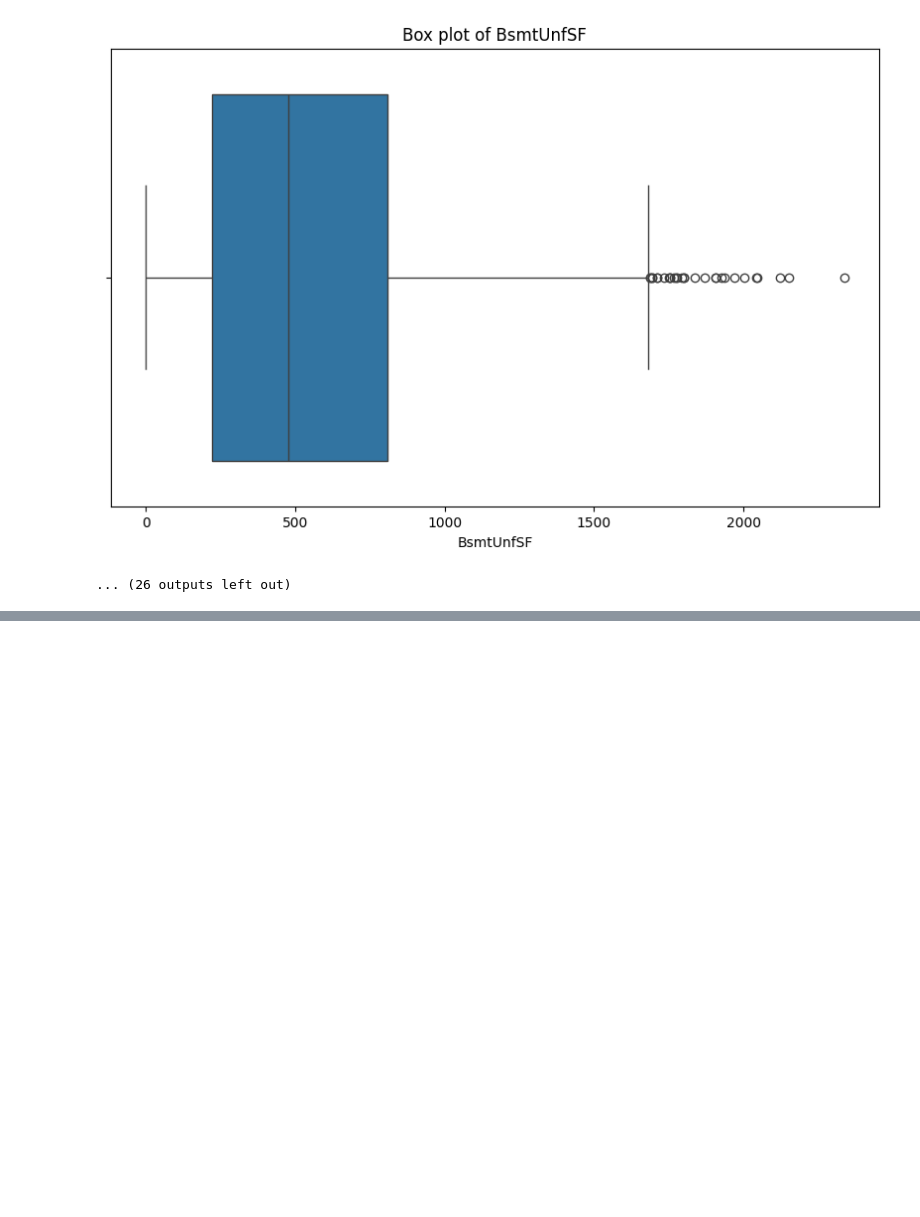
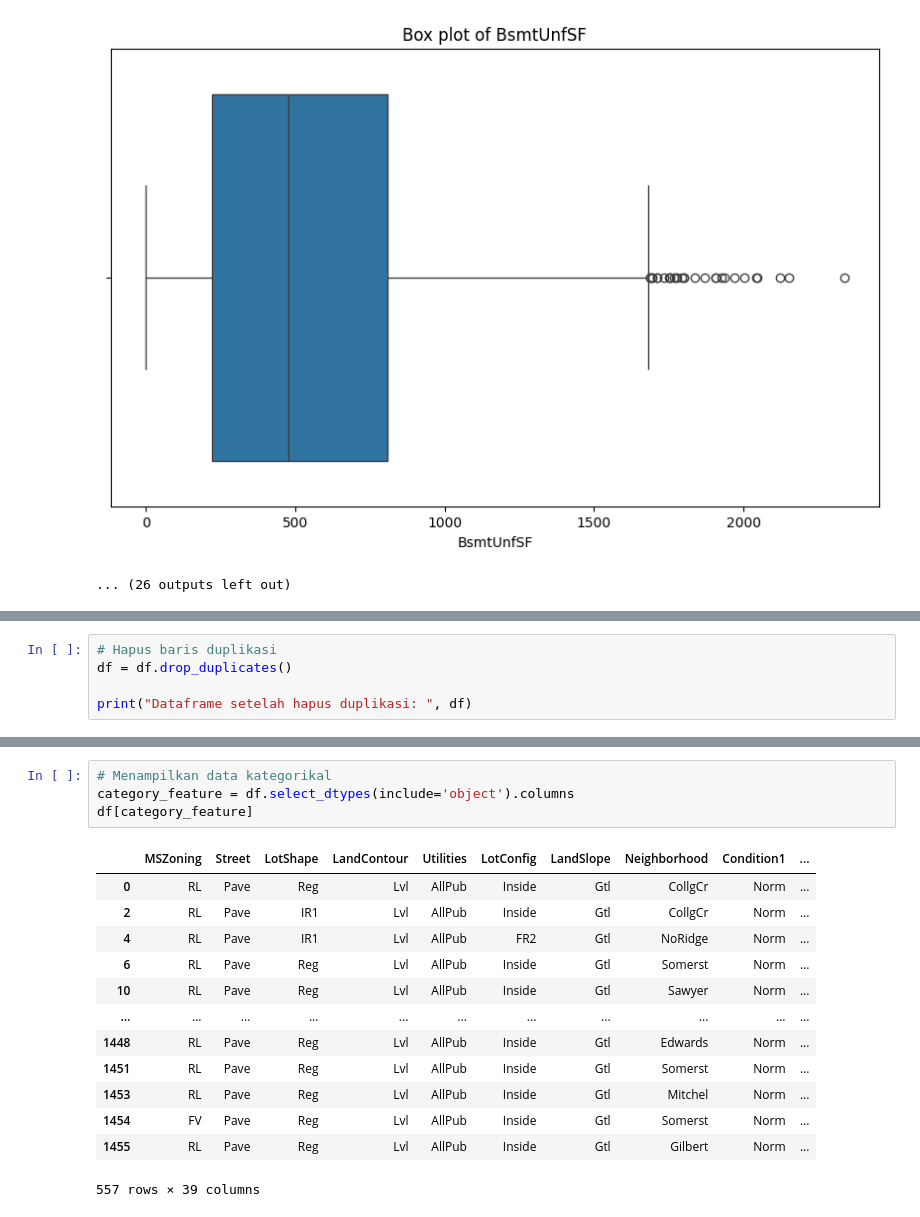
Before and after one commit to LuciferLovesMe/learn-basic-ml, a Jupyter notebook: notebook.ipynb, the cells around one changed output, grey strips where cells are left out. Drawn from its saved outputs; the diff is of its cells as text; blank space fills up the shorter version.

```diff
--- a/notebook.ipynb
+++ b/notebook.ipynb
@@ -106,0 +154,5 @@ for feature in numeric_feature:
+# %%
+# Hapus baris duplikasi
+df = df.drop_duplicates()
+
+print("Dataframe setelah hapus duplikasi: ", df)
@@ -106,0 +177,18 @@ for feature in numeric_feature:
+# %%
+# Menampilkan data kategorikal
+category_feature = df.select_dtypes(include='object').columns
+df[category_feature]
+# %% [output]
+|  | MSZoning | Street | LotShape | LandContour | Utilities | LotConfig | LandSlope | Neighborhood | Condition1 | ... |
+| 0 | RL | Pave | Reg | Lvl | AllPub | Inside | Gtl | CollgCr | Norm | ... |
+| 2 | RL | Pave | IR1 | Lvl | AllPub | Inside | Gtl | CollgCr | Norm | ... |
+| 4 | RL | Pave | IR1 | Lvl | AllPub | FR2 | Gtl | NoRidge | Norm | ... |
+| 6 | RL | Pave | Reg | Lvl | AllPub | Inside | Gtl | Somerst | Norm | ... |
+| 10 | RL | Pave | Reg | Lvl | AllPub | Inside | Gtl | Sawyer | Norm | ... |
+| ... | ... | ... | ... | ... | ... | ... | ... | ... | ... | ... |
+| 1448 | RL | Pave | Reg | Lvl | AllPub | Inside | Gtl | Edwards | Norm | ... |
+| 1451 | RL | Pave | Reg | Lvl | AllPub | Inside | Gtl | Somerst | Norm | ... |
+| 1453 | RL | Pave | Reg | Lvl | AllPub | Inside | Gtl | Mitchel | Norm | ... |
+| 1454 | FV | Pave | Reg | Lvl | AllPub | Inside | Gtl | Somerst | Norm | ... |
+| 1455 | RL | Pave | Reg | Lvl | AllPub | Inside | Gtl | Gilbert | Norm | ... |
+557 rows × 39 columns
```
Also changed, not shown: parts of 11 cells of this notebook.
